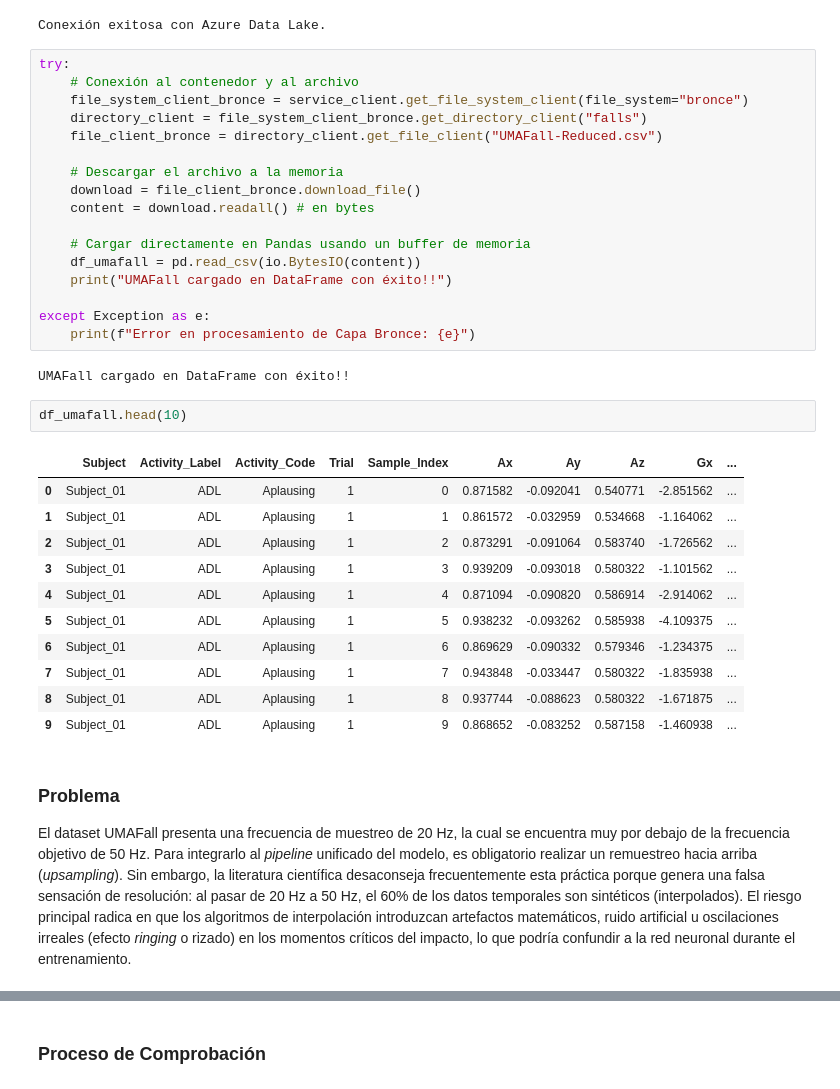
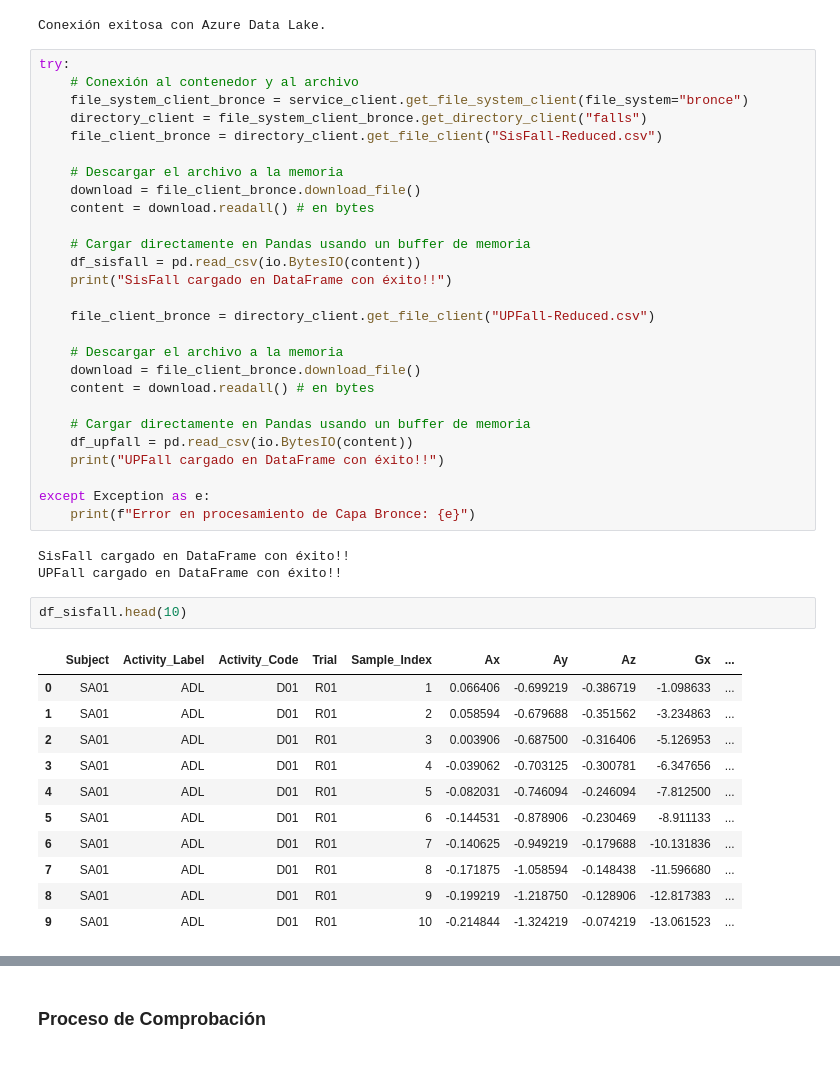
Before and after one commit to marianoInsa/dimiasa-models, a Jupyter notebook: notebooks/02-E01-SisFall-UPFall-Resampling.ipynb, the cells around one changed output, grey strips where cells are left out. Cells and saved outputs as stored; diff of their text form.

```diff
--- a/notebooks/02-E01-SisFall-UPFall-Resampling.ipynb
+++ b/notebooks/02-E01-SisFall-UPFall-Resampling.ipynb
@@ -48,35 +48,42 @@ try:
     # Conexión al contenedor y al archivo
     file_system_client_bronce = service_client.get_file_system_client(file_system="bronce")
     directory_client = file_system_client_bronce.get_directory_client("falls")
-    file_client_bronce = directory_client.get_file_client("UMAFall-Reduced.csv")
+    file_client_bronce = directory_client.get_file_client("SisFall-Reduced.csv")
 
     # Descargar el archivo a la memoria
     download = file_client_bronce.download_file()
     content = download.readall() # en bytes
 
     # Cargar directamente en Pandas usando un buffer de memoria
-    df_umafall = pd.read_csv(io.BytesIO(content))
-    print("UMAFall cargado en DataFrame con éxito!!")
+    df_sisfall = pd.read_csv(io.BytesIO(content))
+    print("SisFall cargado en DataFrame con éxito!!")
+
+    file_client_bronce = directory_client.get_file_client("UPFall-Reduced.csv")
+
+    # Descargar el archivo a la memoria
+    download = file_client_bronce.download_file()
+    content = download.readall() # en bytes
+
+    # Cargar directamente en Pandas usando un buffer de memoria
+    df_upfall = pd.read_csv(io.BytesIO(content))
+    print("UPFall cargado en DataFrame con éxito!!")
 
 except Exception as e:
     print(f"Error en procesamiento de Capa Bronce: {e}")
 # %% [output]
-UMAFall cargado en DataFrame con éxito!!
+SisFall cargado en DataFrame con éxito!!
+UPFall cargado en DataFrame con éxito!!
 # %%
-df_umafall.head(10)
+df_sisfall.head(10)
 # %% [output]
 |  | Subject | Activity_Label | Activity_Code | Trial | Sample_Index | Ax | Ay | Az | Gx | ... |
-| 0 | Subject_01 | ADL | Aplausing | 1 | 0 | 0.871582 | -0.092041 | 0.540771 | -2.851562 | ... |
-| 1 | Subject_01 | ADL | Aplausing | 1 | 1 | 0.861572 | -0.032959 | 0.534668 | -1.164062 | ... |
-| 2 | Subject_01 | ADL | Aplausing | 1 | 2 | 0.873291 | -0.091064 | 0.583740 | -1.726562 | ... |
-| 3 | Subject_01 | ADL | Aplausing | 1 | 3 | 0.939209 | -0.093018 | 0.580322 | -1.101562 | ... |
-| 4 | Subject_01 | ADL | Aplausing | 1 | 4 | 0.871094 | -0.090820 | 0.586914 | -2.914062 | ... |
-| 5 | Subject_01 | ADL | Aplausing | 1 | 5 | 0.938232 | -0.093262 | 0.585938 | -4.109375 | ... |
-| 6 | Subject_01 | ADL | Aplausing | 1 | 6 | 0.869629 | -0.090332 | 0.579346 | -1.234375 | ... |
-| 7 | Subject_01 | ADL | Aplausing | 1 | 7 | 0.943848 | -0.033447 | 0.580322 | -1.835938 | ... |
-| 8 | Subject_01 | ADL | Aplausing | 1 | 8 | 0.937744 | -0.088623 | 0.580322 | -1.671875 | ... |
-| 9 | Subject_01 | ADL | Aplausing | 1 | 9 | 0.868652 | -0.083252 | 0.587158 | -1.460938 | ... |
+| 0 | SA01 | ADL | D01 | R01 | 1 | 0.066406 | -0.699219 | -0.386719 | -1.098633 | ... |
+| 1 | SA01 | ADL | D01 | R01 | 2 | 0.058594 | -0.679688 | -0.351562 | -3.234863 | ... |
+| 2 | SA01 | ADL | D01 | R01 | 3 | 0.003906 | -0.687500 | -0.316406 | -5.126953 | ... |
+| 3 | SA01 | ADL | D01 | R01 | 4 | -0.039062 | -0.703125 | -0.300781 | -6.347656 | ... |
+| 4 | SA01 | ADL | D01 | R01 | 5 | -0.082031 | -0.746094 | -0.246094 | -7.812500 | ... |
+| 5 | SA01 | ADL | D01 | R01 | 6 | -0.144531 | -0.878906 | -0.230469 | -8.911133 | ... |
+| 6 | SA01 | ADL | D01 | R01 | 7 | -0.140625 | -0.949219 | -0.179688 | -10.131836 | ... |
+| 7 | SA01 | ADL | D01 | R01 | 8 | -0.171875 | -1.058594 | -0.148438 | -11.596680 | ... |
+| 8 | SA01 | ADL | D01 | R01 | 9 | -0.199219 | -1.218750 | -0.128906 | -12.817383 | ... |
+| 9 | SA01 | ADL | D01 | R01 | 10 | -0.214844 | -1.324219 | -0.074219 | -13.061523 | ... |
-# %% [markdown]
-### **Problema**
-
-El dataset UMAFall presenta una frecuencia de muestreo de 20 Hz, la cual se encuentra muy por debajo de la frecuencia objetivo de 50 Hz. Para integrarlo al _pipeline_ unificado del modelo, es obligatorio realizar un remuestreo hacia arriba (_upsampling_). Sin embargo, la literatura científica desaconseja frecuentemente esta práctica porque genera una falsa sensación de resolución: al pasar de 20 Hz a 50 Hz, el 60% de los datos temporales son sintéticos (interpolados). El riesgo principal radica en que los algoritmos de interpolación introduzcan artefactos matemáticos, ruido artificial u oscilaciones irreales (efecto _ringing_ o rizado) en los momentos críticos del impacto, lo que podría confundir a la red neuronal durante el entrenamiento.
```
Also changed, not shown: parts of 34 cells of this notebook.
